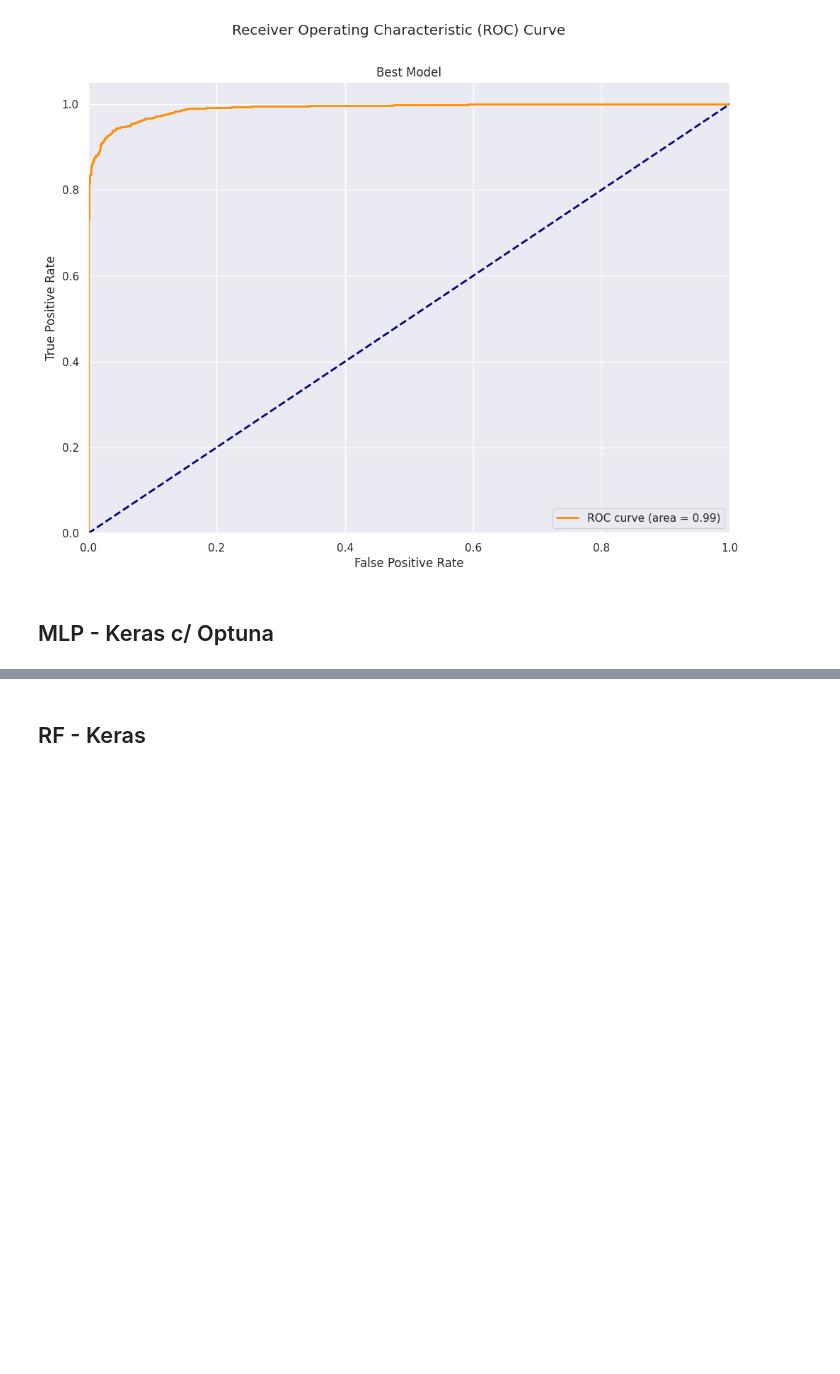
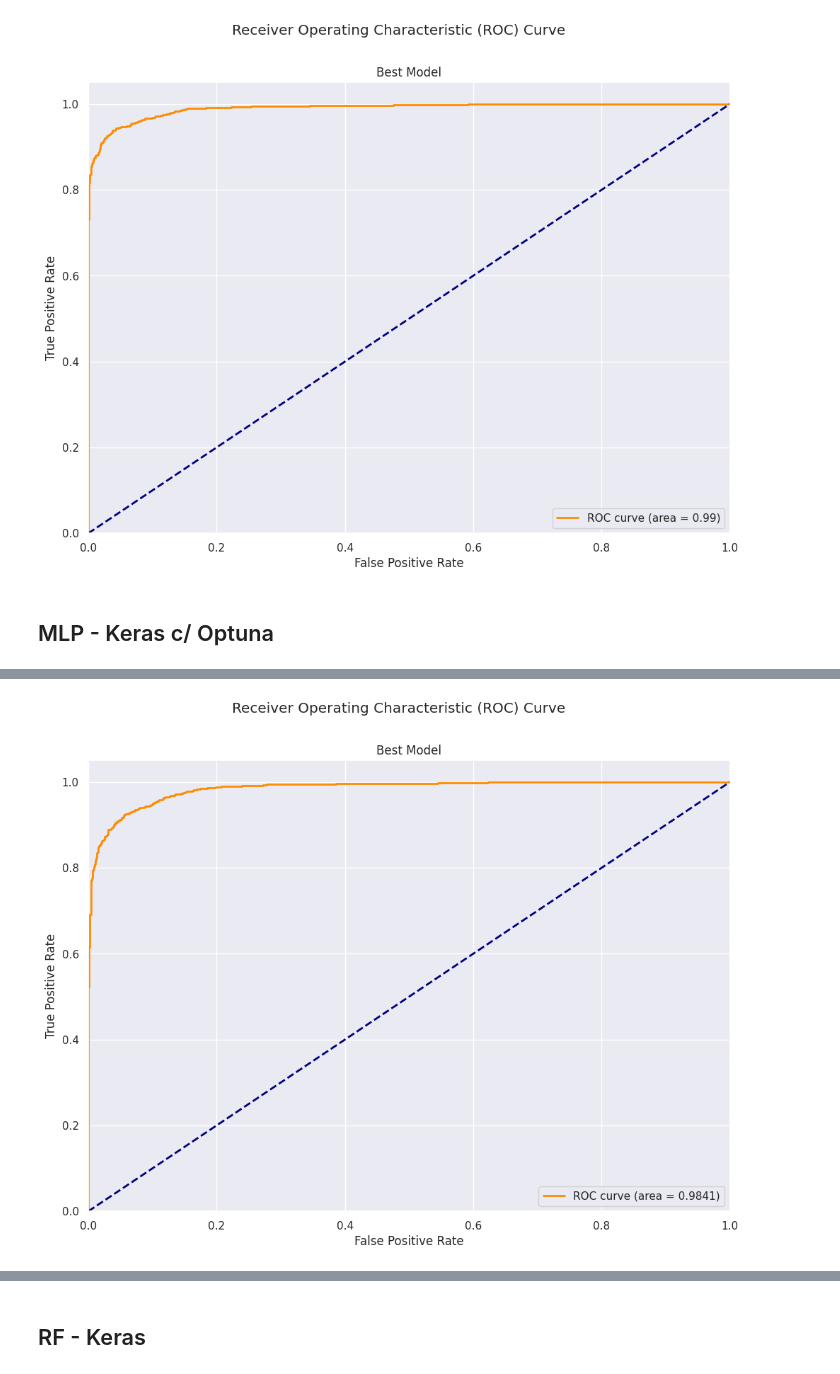
Before and after one commit to Charlesbr101/projeto-redes-neurais, a Jupyter notebook: main.ipynb, the cells around one changed output, grey strips where cells are left out. Saved outputs shown, nothing was run; the diff lists cells and outputs as text; code cells hidden in the pictures; blank space fills up the shorter version.

```diff
--- a/main.ipynb
+++ b/main.ipynb
@@ -577,18 +637,21 @@ X_train.shape, y_train.shape, X_valid.shape, y_valid.shape
 # %%
 def plot_confusion(y_true, y_pred, title):
- disp = ConfusionMatrixDisplay.from_predictions(
- y_true,
- y_pred,
- cmap=plt.cm.Blues,
- normalize=None,
- )
- disp.ax_.set_title(title)
- plt.show()
+  disp = ConfusionMatrixDisplay.from_predictions(
+  y_true,
+  y_pred,
+  cmap=plt.cm.Blues,
+  normalize='pred',
+  display_labels=['Not satisfied', 'Satisfied'],
+  values_format='0.4g',
+  )
+  disp.ax_.set_title(title)
+  disp.ax_.grid(False)
+  plt.show()
 
 def cm(label_test, predicted_test, class_labels, title, normalize='pred'):
   matrix = confusion_matrix(label_test, predicted_test, normalize=normalize)
   disp = ConfusionMatrixDisplay(confusion_matrix=matrix, display_labels = class_labels)
-  disp.ax_.set_title(title)
+  # disp.ax_.set_title(title)
   fig, ax = plt.subplots(figsize=(10,10))
   disp.plot(ax = ax)
   plt.show()
@@ -601,7 +664,7 @@ def plotRocCurve(label_test, predicted_test, title):
   fpr, tpr, _ = roc_curve(label_test, predicted_test)
   roc_auc = auc(fpr, tpr)
   plt.figure()
-  plt.plot(fpr, tpr, color='darkorange', lw=2, label=f'ROC curve (area = {roc_auc:.2f})')
+  plt.plot(fpr, tpr, color='darkorange', lw=2, label=f'ROC curve (area = {roc_auc:.4f})')
   plt.plot([0, 1], [0, 1], color='navy', lw=2, linestyle='--')
   plt.xlim([0.0, 1.0])
   plt.ylim([0.0, 1.05])
@@ -907,0 +987,4 @@ plot_confusion(y_v, y_pred, 'Best Model')
+# %%
+plotRocCurve(y_v, y_pred_soft[:, 1], 'Best Model')
+# %% [output]
+[figure, added]
```
Also changed, not shown: parts of 44 cells of this notebook.
